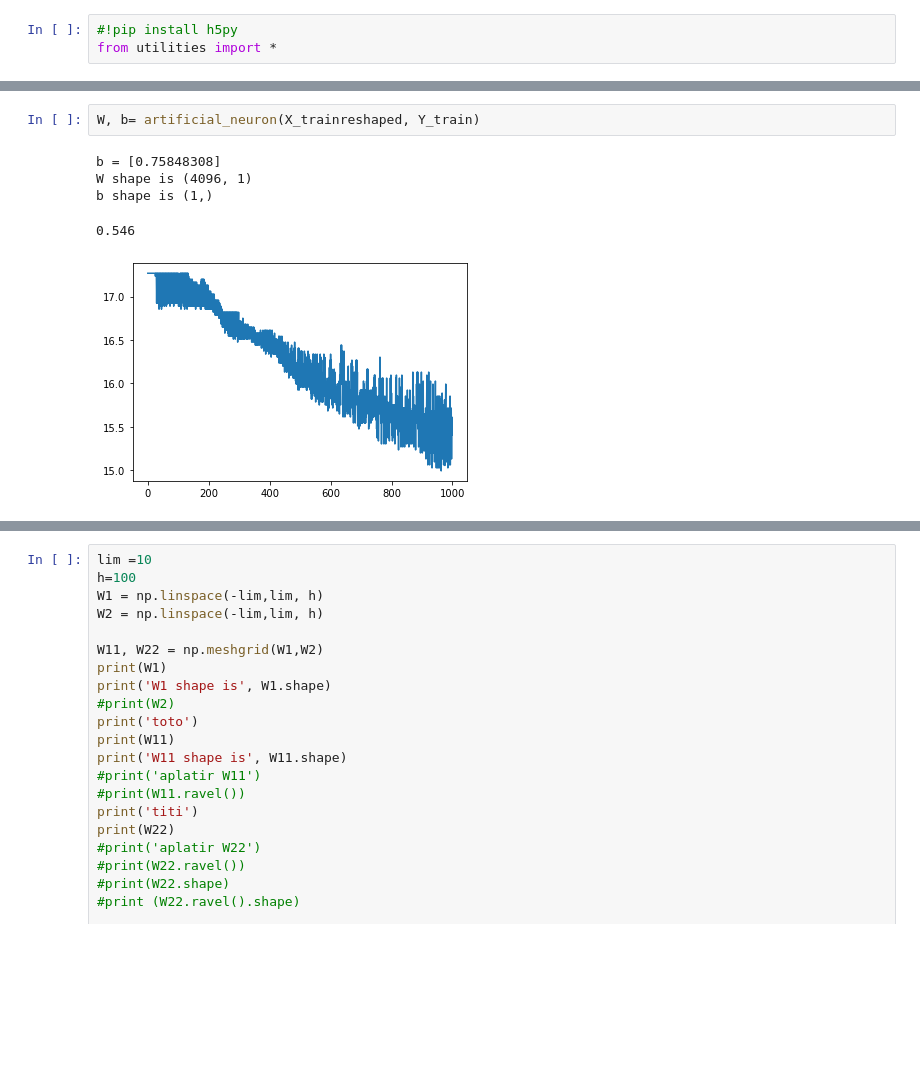
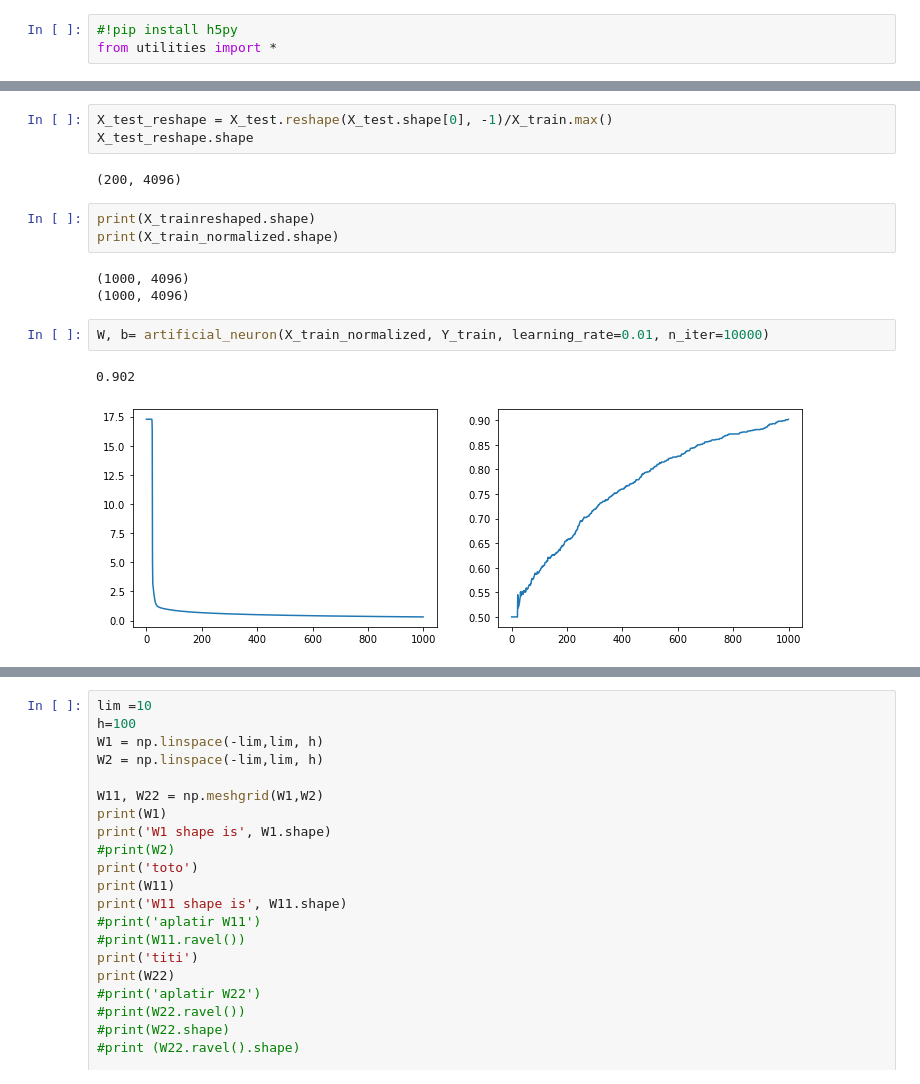
Before and after one commit to ichiro10/DeepLearning_Image_Recognition_Dogs_vs_Cats, a Jupyter notebook: ArtificialNeuron.ipynb, the cells around one changed output, grey strips where cells are left out. Saved outputs shown, nothing was run; the diff lists cells and outputs as text; blank space fills up the shorter version.

```diff
--- a/ArtificialNeuron.ipynb
+++ b/ArtificialNeuron.ipynb
@@ -219,11 +218,19 @@ print(1-A)
-# %%
-W, b= artificial_neuron(X_trainreshaped, Y_train)
-# %% [output]
-b = [0.75848308]
-W shape is (4096, 1)
-b shape is (1,)
-0.546
-[figure, removed]
+# %%
+X_test_reshape = X_test.reshape(X_test.shape[0], -1)/X_train.max()
+X_test_reshape.shape
+# %% [output]
+(200, 4096)
+# %%
+print(X_trainreshaped.shape)
+print(X_train_normalized.shape)
+# %% [output]
+(1000, 4096)
+(1000, 4096)
+# %%
+W, b= artificial_neuron(X_train_normalized, Y_train, learning_rate=0.01, n_iter=10000)
+# %% [output]
+0.902
+[figure, added]
 # %%
 #print(X)
 print(X_train)
```
Also changed, not shown: parts of 24 cells of this notebook.
